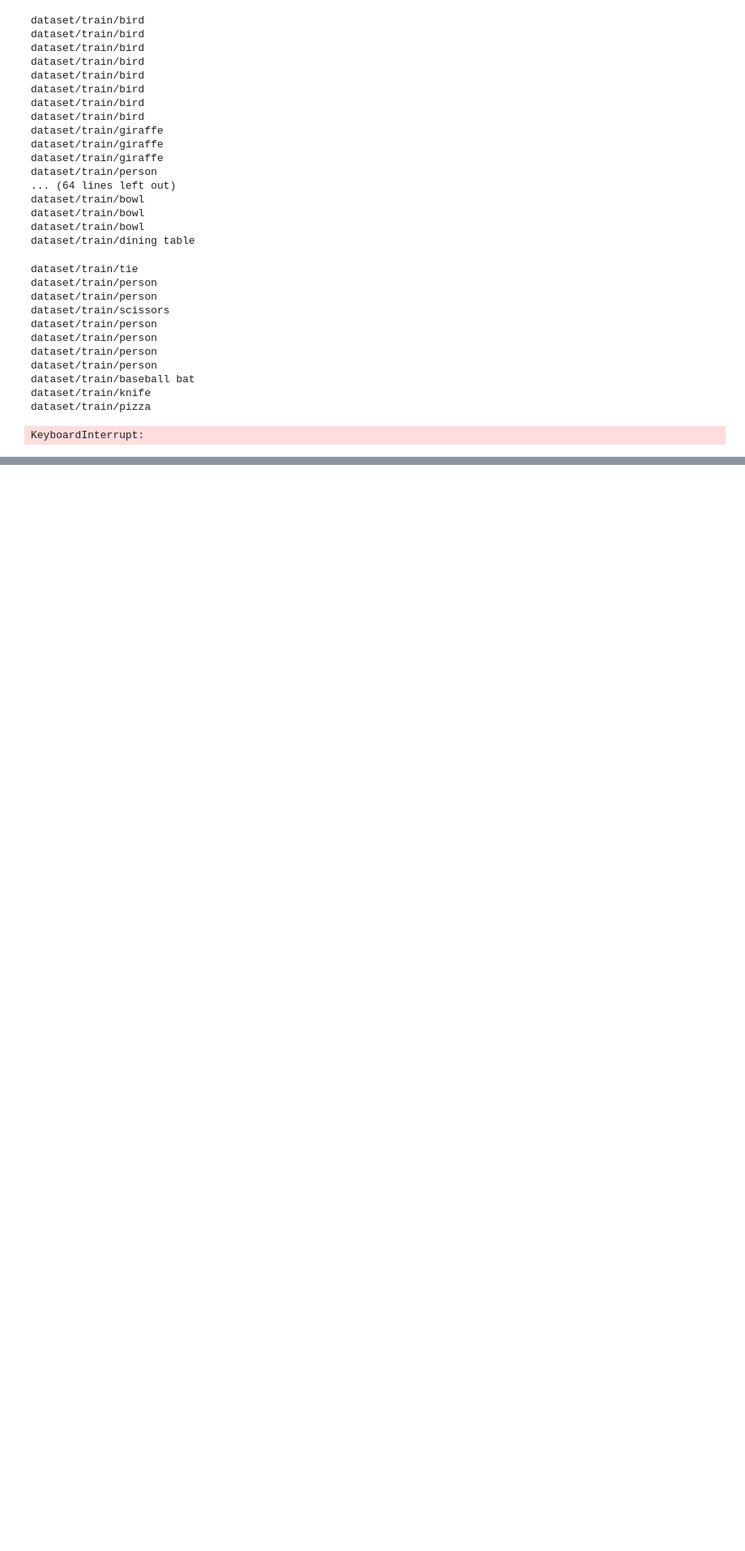
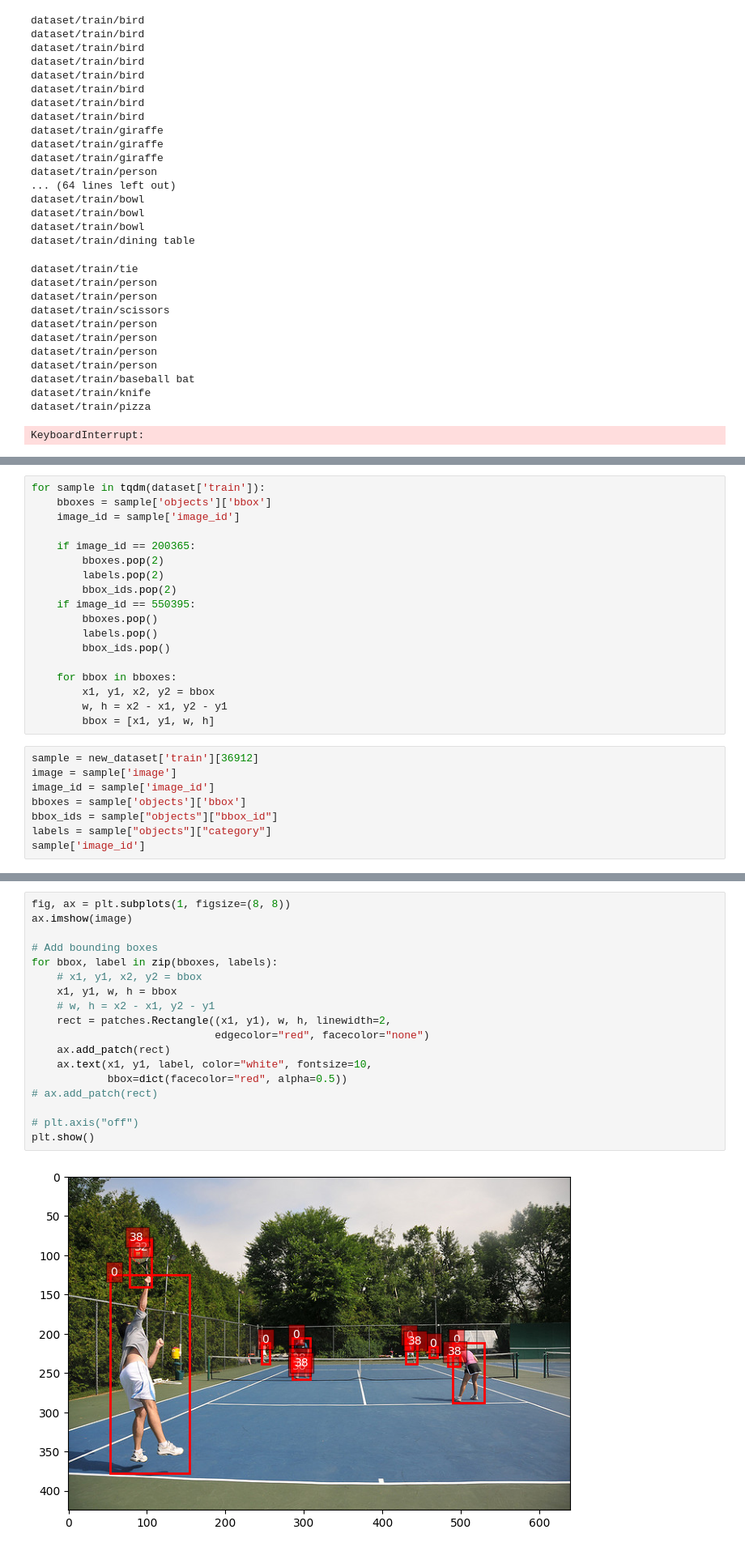
Before and after one commit to HichTala/Sandbox, a Jupyter notebook: background_dataset.ipynb, the cells around one changed output, grey strips where cells are left out. Shown at 81% size. Drawn from its saved outputs; the diff is of its cells as text; blank space fills up the shorter version.

```diff
--- a/background_dataset.ipynb
+++ b/background_dataset.ipynb
@@ -343,0 +418,26 @@ KeyboardInterrupt:
+# %%
+for sample in tqdm(dataset['train']):
+    bboxes = sample['objects']['bbox']
+    image_id = sample['image_id']
+
+    if image_id == 200365:
+        bboxes.pop(2)
+        labels.pop(2)
+        bbox_ids.pop(2)
+    if image_id == 550395:
+        bboxes.pop()
+        labels.pop()
+        bbox_ids.pop()
+
+    for bbox in bboxes:
+        x1, y1, x2, y2 = bbox
+        w, h = x2 - x1, y2 - y1
+        bbox = [x1, y1, w, h]
+# %%
+sample = new_dataset['train'][36912]
+image = sample['image']
+image_id = sample['image_id']
+bboxes = sample['objects']['bbox']
+bbox_ids = sample["objects"]["bbox_id"]
+labels = sample["objects"]["category"]
+sample['image_id']
@@ -343,0 +446,20 @@ KeyboardInterrupt:
+# %%
+fig, ax = plt.subplots(1, figsize=(8, 8))
+ax.imshow(image)
+
+# Add bounding boxes
+for bbox, label in zip(bboxes, labels):
+    # x1, y1, x2, y2 = bbox
+    x1, y1, w, h = bbox
+    # w, h = x2 - x1, y2 - y1
+    rect = patches.Rectangle((x1, y1), w, h, linewidth=2,
+                             edgecolor="red", facecolor="none")
+    ax.add_patch(rect)
+    ax.text(x1, y1, label, color="white", fontsize=10,
+            bbox=dict(facecolor="red", alpha=0.5))
+# ax.add_patch(rect)
+
+# plt.axis("off")
+plt.show()
+# %% [output]
+[figure, added]
```
Also changed, not shown: parts of 19 cells of this notebook, 4 other files.
